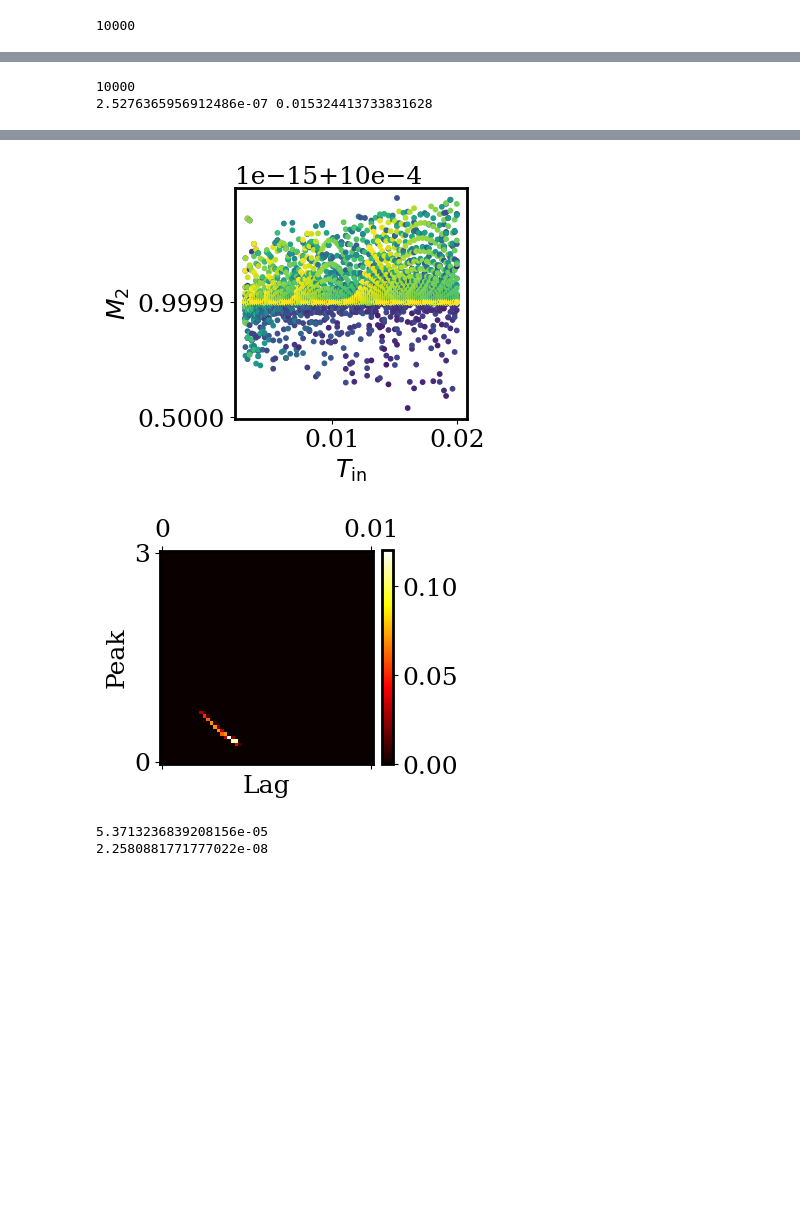
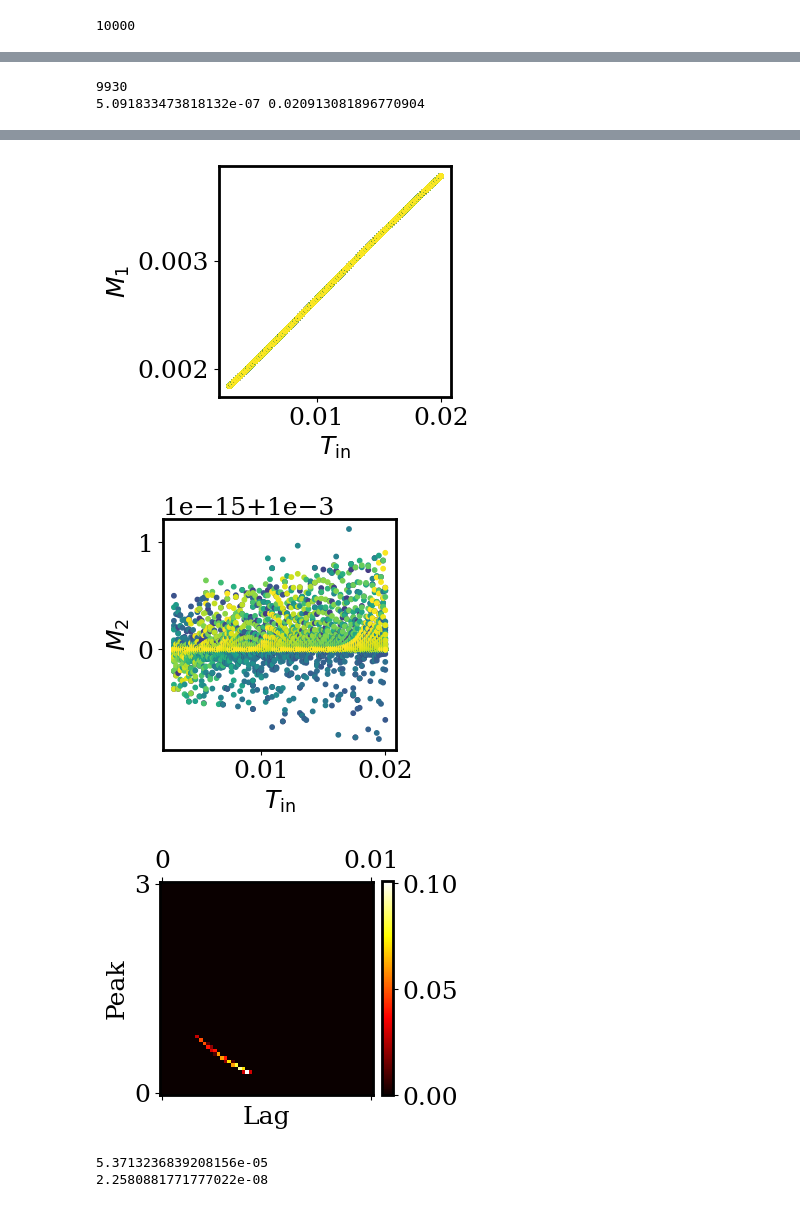
Before and after one commit to davidgbe/automated_plasticity_discovery, a Jupyter notebook: moment_control.ipynb, the cells around one changed output, grey strips where cells are left out. Drawn from its saved outputs; the diff is of its cells as text; code cells hidden in the pictures; blank space fills up the shorter version.

```diff
--- a/moment_control.ipynb
+++ b/moment_control.ipynb
@@ -1600,7 +1435,7 @@ stable_count 6710
 # %%
 tau_s = 0.004
-w_set = 0.009
-b_set = 0.0075
+w_set = 0.012
+b_set = 0.01
 
 w_coef_I1 = 1
 w_coef_I2 = 0
@@ -1787,25 +1639,41 @@ axs.plot(np.arange(len(fisher_info_w_m2)) * dt, fisher_info_w_m2)
 # %%
-b_fixed = .4
+b_fixed = 0.8
 w_set = 0.001
 w_coef_I1 = 0
 w_coef_I2 = 1
 b_coef_I1 = 0
 b_coef_I2 = 0
-# fixed_points, valid_solns_mask = find_fixed_point(a, T, w_set, 0, b_rate=0, b=b_fixed, w_coef_I1=w_coef_I1, w_coef_I2=w_coef_I2, b_coef_I1=b_coef_I1, b_coef_I2=b_coef_I2)
 
 a_plot, T_plot = np.meshgrid(np.linspace(2, 20, 100), np.linspace(0.003, 0.02, 100))
 fixed_points, valid_solns_mask = find_fixed_point(a, T, w_set, 0, b_rate=0, b=b_fixed, w_coef_I1=w_coef_I1, w_coef_I2=w_coef_I2, b_coef_I1=b_coef_I1, b_coef_I2=b_coef_I2)
 # %%
 print(np.count_nonzero(valid_solns_mask))
 
-I1, I2 = comp_integrals(fixed_points[:, 0], b_fixed, a.flatten()[valid_solns_mask], T.flatten()[valid_solns_mask])
-lags, peaks = comp_lags_and_peaks(fixed_points[:, 0], b_fixed, a.flatten()[valid_solns_mask], T.flatten()[valid_solns_mask])
+a_valid = a.flatten()[valid_solns_mask]
+T_valid = T.flatten()[valid_solns_mask]
+
+I1, I2 = comp_integrals(fixed_points[:, 0], b_fixed, a_valid, T_valid)
+lags, peaks = comp_lags_and_peaks(fixed_points[:, 0], b_fixed, a_valid, T_valid)
+
+t_first_half_maxes = np.empty((fixed_points.shape[0]))
+t_second_half_maxes = np.empty((fixed_points.shape[0]))
+
+for i in range(fixed_points.shape[0]):
+    r_out, t_first_half_max, t_second_half_max = comp_r_out(fixed_points[i, 0], b_fixed, a_valid[i], T_valid[i], t)
+    t_first_half_maxes[i] = t_first_half_max - T_valid[i] / 2
+    t_second_half_maxes[i] = t_second_half_max - T_valid[i] / 2
 
 scale = 1
 fig, axs = plt.subplots(1, 1, figsize=(3 * scale, 3 * scale))
+axs.scatter(t_first_half_maxes, t_second_half_maxes, s=10)
+axs.set_xlim(-0.01, 0.005)
+axs.set_ylim(0, 0.015)
+axs.set_xlabel(r'1')
+axs.set_ylabel(r'2')
 
+scale = 1
+fig, axs = plt.subplots(1, 1, figsize=(3 * scale, 3 * scale))
 axs.scatter(T.flatten()[valid_solns_mask], lags, c=a.flatten()[valid_solns_mask], s=10)
-# axs.set_xlim(0, 2 * b_set)
 axs.set_ylim(0, 0.016)
 axs.set_xlabel(r'$T_{\rm in}$')
 axs.set_ylabel(r'Lag')
@@ -1825,29 +1693,13 @@ axs.set_ylabel(r'$M_1$')
 
 scale = 1
 fig, axs = plt.subplots(1, 1, figsize=(3 * scale, 3 * scale))
-
 axs.scatter(T.flatten()[valid_solns_mask], I2, c=a.flatten()[valid_solns_mask], s=10)
 lag_max = 0.01
 lag_min = 0
 peak_max = 3
 peak_min = 0
-# axs.set_ylim(I1_min, I1_max)
-# axs.set_xlim(lag_min, lag_max)
 axs.set_xlabel(r'$T_{\rm in}$')
 axs.set_ylabel(r'$M_2$')
-
-# scale = 1.5
-# fig, axs = plt.subplots(1, 1, figsize=(3 * scale, 3 * scale))
-
-# axs.scatter(T.flatten()[valid_solns_mask], a.flatten()[valid_solns_mask], c=stable_colors, s=10)
-# lag_max = 0.02
-# lag_min = 0
-# I1_max = 0.02
-# I1_min = 0
-# # axs.set_ylim(I1_min, I1_max)
-# # axs.set_xlim(lag_min, lag_max)
-# axs.set_xlabel(r'$T_{\rm in}$')
-# axs.set_ylabel(r'$M_1$')
 
 tiling_size = 60
 density = np.zeros((tiling_size, tiling_size))
@@ -1871,5 +1723,5 @@ axs.set_ylabel(r'Peak')
 
 print(np.var(lags), np.var(peaks))
 # %% [output]
-10000
-2.5276365956912486e-07 0.015324413733831628
+9930
+5.091833473818132e-07 0.020913081896770904
@@ -1878,5 +1730,6 @@ print(np.var(lags), np.var(peaks))
-[figure, old version]
+[figure, new version]
-[figure, old version]
+[figure, new version]
+[figure, added]
 # %%
 b_fixed = 0.2
 w_set = 0.01
```
Also changed, not shown: parts of 14 cells of this notebook, 2 other files.
